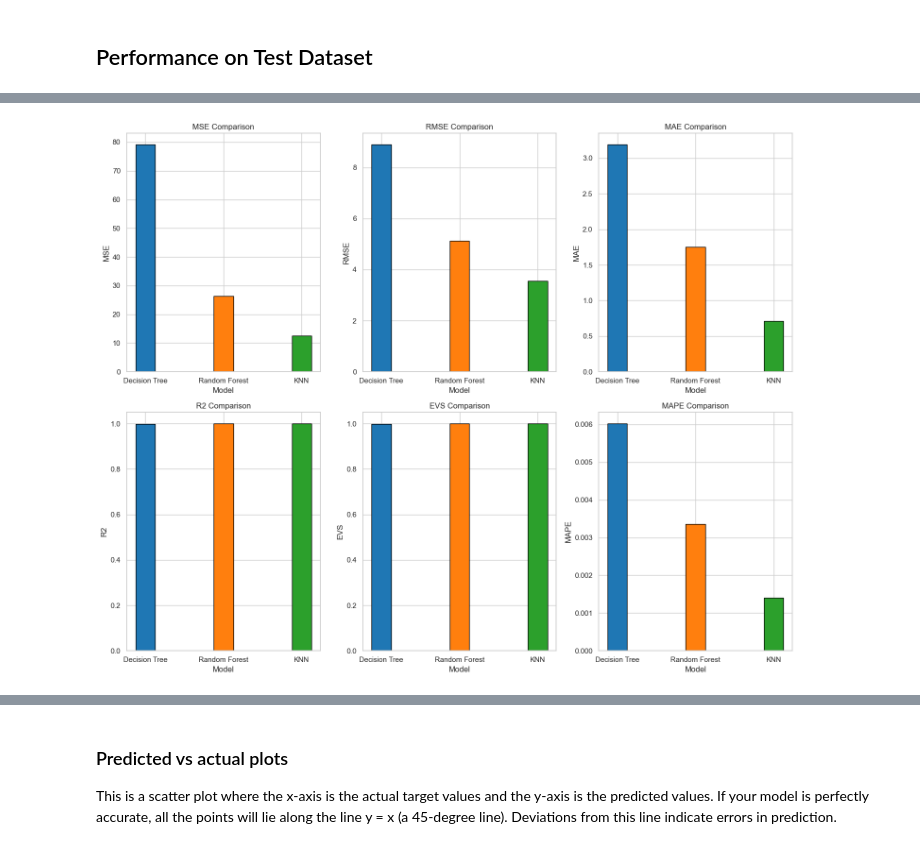
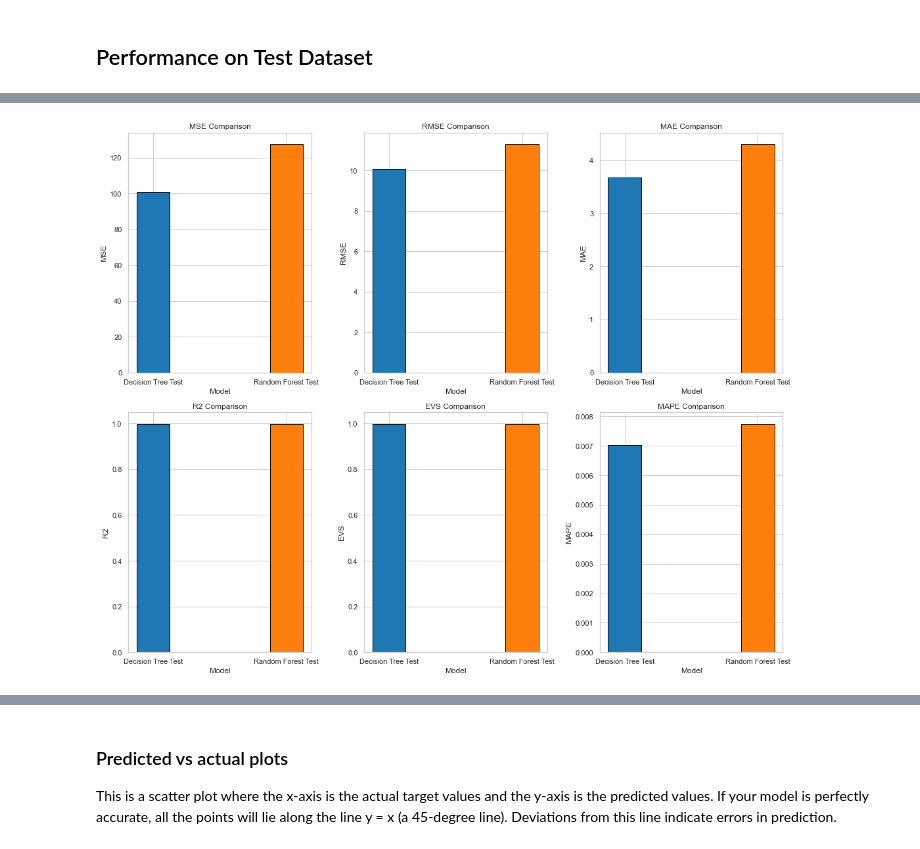
Before and after one commit to h11818774/DataSienceLab, a Jupyter notebook: Project_24.05.ipynb, the cells around one changed output, grey strips where cells are left out. Cells and saved outputs as stored; diff of their text form; code cells hidden in the pictures.

Commit message:
minor fixes in plotting and models

```diff
--- a/Project_24.05.ipynb
+++ b/Project_24.05.ipynb
@@ -835,7 +838,7 @@ train_metrics = evaluate(knn_final, X_train, y_train)
 test_metrics = evaluate(knn_final, X_test, y_test)
 
 # create a dataframe from metrics
-knn_metrics = pd.DataFrame({'Train Set':train_metrics, 'Test Set': test_metrics})
+knn_metrics = pd.DataFrame({'KNN Train':train_metrics, 'KNN Test': test_metrics})
 
 print("\nEvaluation Metrics:")
 print(knn_metrics)
@@ -923,6 +952,7 @@ svm_randomized_search = RandomizedSearchCV(
     scoring=scoring3,
     refit='MSE',
     return_train_score=True,
+    random_state=SEED,
     n_jobs=-1
 )
 
@@ -960,7 +990,7 @@ train_metrics = evaluate(svm_final, X_train, y_train)
 test_metrics = evaluate(svm_final, X_test, y_test)
 
 # Create a DataFrame from metrics
-svm_metrics = pd.DataFrame({'Train Set': train_metrics, 'Test Set': test_metrics})
+svm_metrics = pd.DataFrame({'SVM Train': train_metrics, 'SVM Test': test_metrics})
 
 print("\nEvaluation Metrics:")
 print(svm_metrics)
@@ -999,68 +1001,69 @@ df
+# %%
+metrics = [decisionTree_metrics, randomForest_metrics, knn_metrics, xgb_metrics, svm_metrics]
+
+# Create empty DataFrames for train metrics and test metrics
+train_metrics = pd.DataFrame()
+test_metrics = pd.DataFrame()
+
+# Loop through the metrics list and assign train and test metrics to respective DataFrames
+for metric in metrics:
+    for col in metric.columns:
+        if "Train" in col:
+            train_metrics = pd.concat([train_metrics, metric[[col]]], axis=1)
+        elif "Test" in col:
+            test_metrics = pd.concat([test_metrics, metric[[col]]], axis=1)
 # %%
-# Define the evaluation metrics and their values
-metrics = ['MSE', 'RMSE', 'MAE', 'R2', 'EVS', 'MAPE']
-models = ['Decision Tree', 'Random Forest', 'KNN']
-colors = ['#1f77b4', '#ff7f0e', '#2ca02c']
-
-mse_values = [79.107363, 26.287255, 12.584982]
-rmse_values = [8.894232, 5.127110, 3.547532]
-mae_values = [3.189123, 1.751839, 0.714233]
-r2_values = [0.999144, 0.999716, 0.999864]
-evs_values = [0.999144, 0.999716, 0.999864]
-mape_values = [0.006018, 0.003356, 0.001399]
+#Define the evaluation metrics and their values
+metrics = test_metrics.index
+models = test_metrics.columns
+colors = ['#1f77b4', '#ff7f0e', '#2ca02c','#d62728','#9467bd', '#8c564b']
 
 # Set the figure size and create subplots
 fig, axs = plt.subplots(len(metrics) // 3, 3, figsize=(15, 6 * (len(metrics) // 3)))
 
 # Set the width of the bars
 bar_width = 0.25
 
 # Set the positions of the bars on the x-axis
-r = np.arange(len(models))
 
+test_r = np.arange(len(models))
+# train_r = np.arange(len(models))
+# test_r = [x + bar_width/2 for x in r1]
 # Create a bar plot for each evaluation metric
 for i, metric in enumerate(metrics):
-    values = None
+    test_values = None
+    train_values = None
+    train_values = train_metrics.loc[metric].values
+    test_values = test_metrics.loc[metric].values
 
-    # Select the appropriate value list and color for the metric
-    if metric == 'MSE':
-        values = mse_values
-    elif metric == 'RMSE':
-        values = rmse_values
-    elif metric == 'MAE':
-        values = mae_values
-    elif metric == 'R2':
-        values = r2_values
-    elif metric == 'EVS':
-        values = evs_values
-    elif metric == 'MAPE':
-        values = mape_values
 
     # Check if values exist for all models
-    if values and len(values) == len(models):
+    if test_values.any() and len(test_values) == len(models):
         row = i // 3  # Determine the row index
         col = i % 3   # Determine the column index
 
         ax = axs[row, col]  # Get the corresponding subplot
 
         # Create a bar plot for each model with different color
-        for j, value in enumerate(values):
-            ax.bar(r[j], value, width=bar_width, edgecolor='black', color=colors[j])
+        for j in range(len(test_values)):
+
+            # ax.bar(train_r[j], train_values[j], width=bar_width, edgecolor='black', color=colors[j])
+            ax.bar(test_r[j], test_values[j], width=bar_width, edgecolor='black', color=colors[j])
 
         # Set the labels, title, and ticks for the subplot
         ax.set_xlabel('Model')
         ax.set_ylabel(metric)
         ax.set_title(f'{metric} Comparison')
-        ax.set_xticks(r)
+        ax.set_xticks(test_r)
         ax.set_xticklabels(models)
 
 # Adjust the spacing between subplots
 plt.tight_layout()
 
 # Show the plot
 plt.show()
 # %% [output]
-[figure, old version]
+[figure, new version]
 # %%
 import matplotlib.pyplot as plt
 import pandas as pd
```
Also changed, not shown: parts of 21 cells of this notebook.
